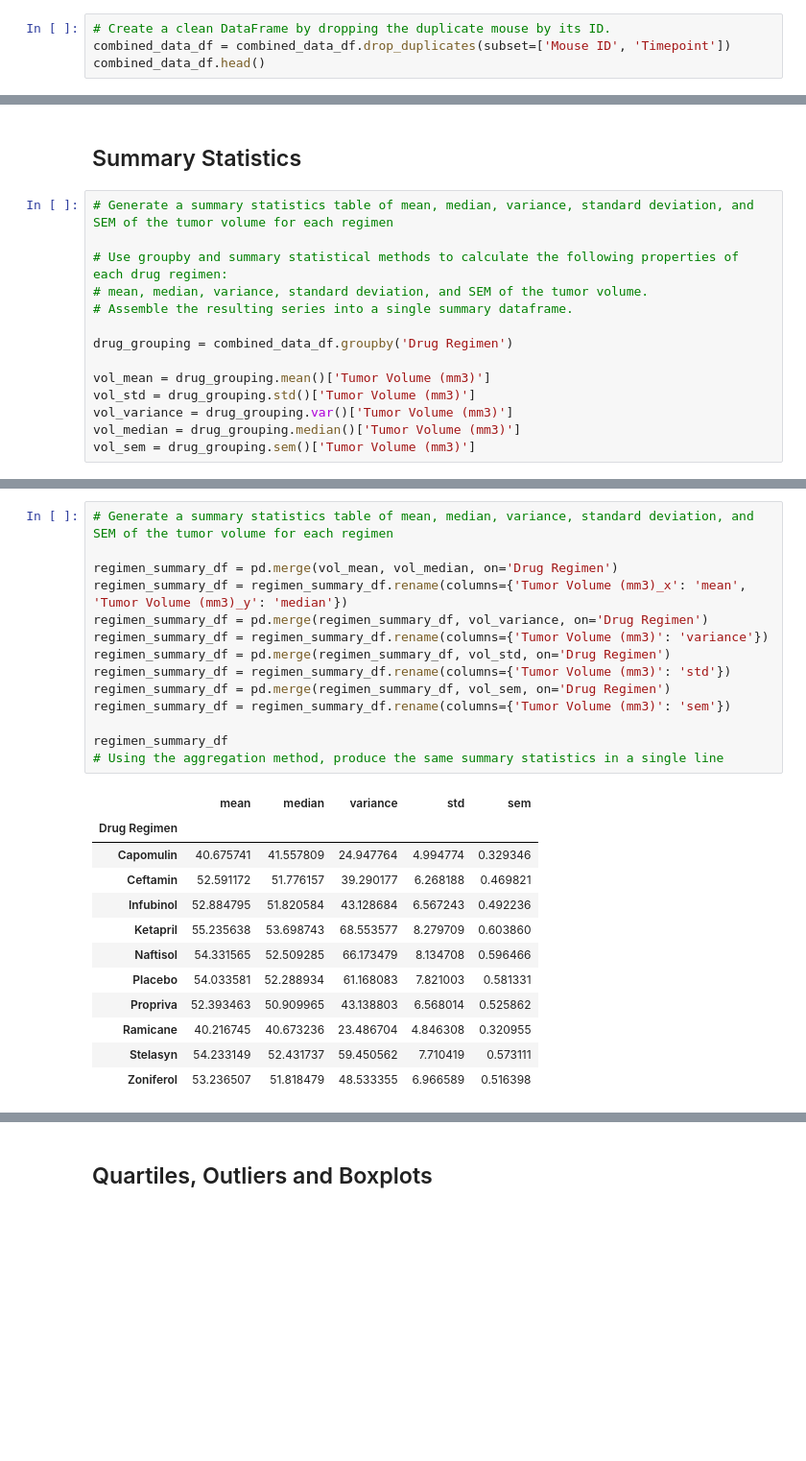
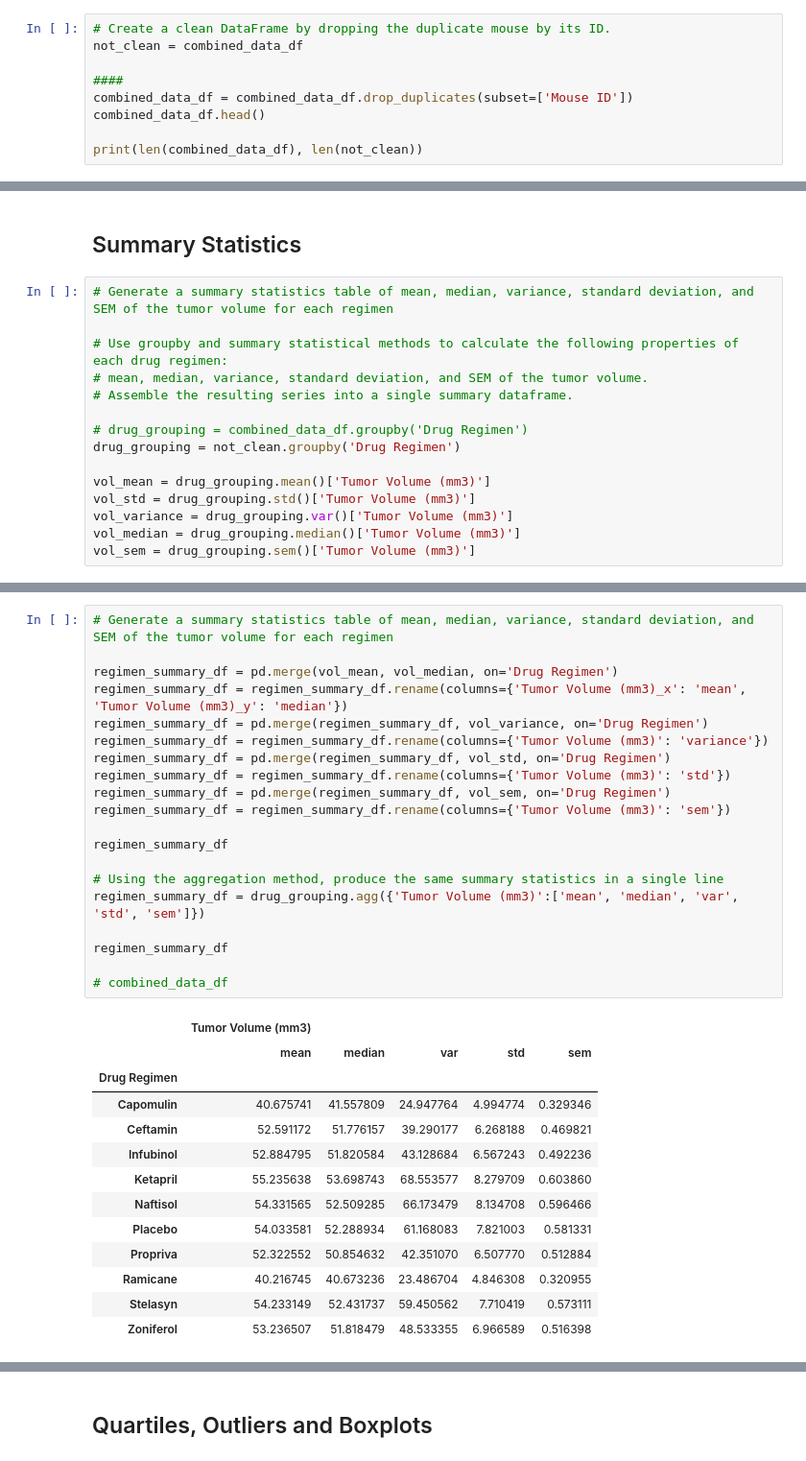
Before and after one commit to reccleston/matplotlib-challenge, a Jupyter notebook: Pymaceuticals/pymaceuticals_starter.ipynb, the cells around one changed output, grey strips where cells are left out. Shown: that part at 96% size. Cells and saved outputs as stored; diff of their text form; blank space fills up the shorter version.

```diff
--- a/Pymaceuticals/pymaceuticals_starter.ipynb
+++ b/Pymaceuticals/pymaceuticals_starter.ipynb
@@ -37,5 +55,10 @@ len(combined_data_df['Mouse ID'].unique())
 # Optional: Get all the data for the duplicate mouse ID.
 # %%
 # Create a clean DataFrame by dropping the duplicate mouse by its ID.
-combined_data_df = combined_data_df.drop_duplicates(subset=['Mouse ID', 'Timepoint'])
+not_clean = combined_data_df
+
+####
+combined_data_df = combined_data_df.drop_duplicates(subset=['Mouse ID'])
 combined_data_df.head()
+
+print(len(combined_data_df), len(not_clean))
@@ -53,7 +78,8 @@ len(combined_data_df['Mouse ID'].unique())
 # mean, median, variance, standard deviation, and SEM of the tumor volume.
 # Assemble the resulting series into a single summary dataframe.
 
-drug_grouping = combined_data_df.groupby('Drug Regimen')
+# drug_grouping = combined_data_df.groupby('Drug Regimen')
+drug_grouping = not_clean.groupby('Drug Regimen')
 
 vol_mean = drug_grouping.mean()['Tumor Volume (mm3)']
 vol_std = drug_grouping.std()['Tumor Volume (mm3)']
@@ -76,19 +89,26 @@ vol_sem = drug_grouping.sem()['Tumor Volume (mm3)']
 # %%
 # Generate a summary statistics table of mean, median, variance, standard deviation, and SEM of the tumor volume for each regimen
 
 regimen_summary_df = pd.merge(vol_mean, vol_median, on='Drug Regimen')
 regimen_summary_df = regimen_summary_df.rename(columns={'Tumor Volume (mm3)_x': 'mean', 'Tumor Volume (mm3)_y': 'median'})
 regimen_summary_df = pd.merge(regimen_summary_df, vol_variance, on='Drug Regimen')
 regimen_summary_df = regimen_summary_df.rename(columns={'Tumor Volume (mm3)': 'variance'})
 regimen_summary_df = pd.merge(regimen_summary_df, vol_std, on='Drug Regimen')
 regimen_summary_df = regimen_summary_df.rename(columns={'Tumor Volume (mm3)': 'std'})
 regimen_summary_df = pd.merge(regimen_summary_df, vol_sem, on='Drug Regimen')
 regimen_summary_df = regimen_summary_df.rename(columns={'Tumor Volume (mm3)': 'sem'})
 
 regimen_summary_df
+
 # Using the aggregation method, produce the same summary statistics in a single line
+regimen_summary_df = drug_grouping.agg({'Tumor Volume (mm3)':['mean', 'median', 'var', 'std', 'sem']})
+
+regimen_summary_df
+
+# combined_data_df
 # %% [output]
-|  | mean | median | variance | std | sem |
+|  | Tumor Volume (mm3) |  |  |  |  |
+|  | mean | median | var | std | sem |
 | Drug Regimen |  |  |  |  |  |
 | Capomulin | 40.675741 | 41.557809 | 24.947764 | 4.994774 | 0.329346 |
 | Ceftamin | 52.591172 | 51.776157 | 39.290177 | 6.268188 | 0.469821 |
@@ -96,7 +116,7 @@ regimen_summary_df
 | Ketapril | 55.235638 | 53.698743 | 68.553577 | 8.279709 | 0.603860 |
 | Naftisol | 54.331565 | 52.509285 | 66.173479 | 8.134708 | 0.596466 |
 | Placebo | 54.033581 | 52.288934 | 61.168083 | 7.821003 | 0.581331 |
-| Propriva | 52.393463 | 50.909965 | 43.138803 | 6.568014 | 0.525862 |
+| Propriva | 52.322552 | 50.854632 | 42.351070 | 6.507770 | 0.512884 |
 | Ramicane | 40.216745 | 40.673236 | 23.486704 | 4.846308 | 0.320955 |
 | Stelasyn | 54.233149 | 52.431737 | 59.450562 | 7.710419 | 0.573111 |
 | Zoniferol | 53.236507 | 51.818479 | 48.533355 | 6.966589 | 0.516398 |
```
Also changed, not shown: parts of 10 cells of this notebook.
